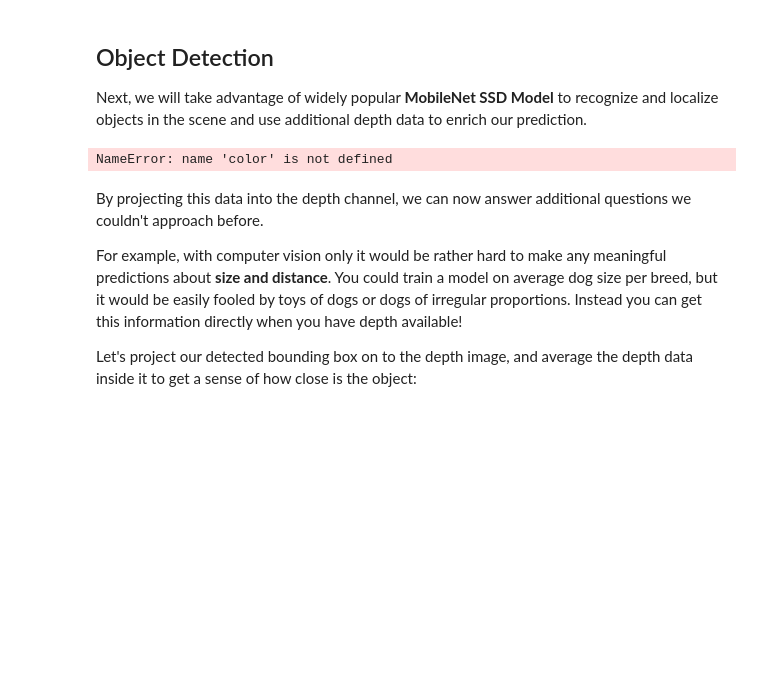
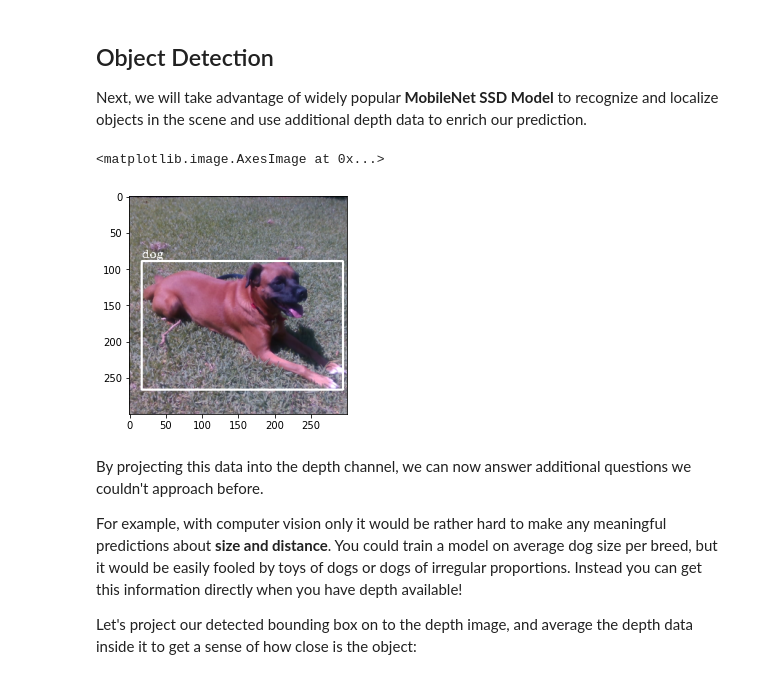
Before and after one commit to vv-work/RealSesneSegmentation, a Jupyter notebook: notebooks/00-RealSenseDistance.ipynb, the cells around one changed output. Cells and saved outputs as stored; diff of their text form; code cells hidden in the pictures; blank space fills up the shorter version.

```diff
--- a/notebooks/00-RealSenseDistance.ipynb
+++ b/notebooks/00-RealSenseDistance.ipynb
@@ -122,37 +129,38 @@ resized_image = cv2.resize(color, (round(expected * aspect), expected))
 crop_start = round(expected * (aspect - 1) / 2)
 crop_img = resized_image[0:expected, crop_start:crop_start+expected]
 
-net = cv2.dnn.readNetFromCaffe("../MobileNetSSD_deploy.prototxt", "../MobileNetSSD_deploy.caffemodel")
+net = cv2.dnn.readNetFromCaffe("MobileNetSSD_deploy.prototxt", "MobileNetSSD_deploy.caffemodel")
 inScaleFactor = 0.007843
 meanVal       = 127.53
 classNames = ("background", "aeroplane", "bicycle", "bird", "boat",
               "bottle", "bus", "car", "cat", "chair",
               "cow", "diningtable", "dog", "horse",
               "motorbike", "person", "pottedplant",
               "sheep", "sofa", "train", "tvmonitor")
 
 blob = cv2.dnn.blobFromImage(crop_img, inScaleFactor, (expected, expected), meanVal, False)
 net.setInput(blob, "data")
 detections = net.forward("detection_out")
 
 label = detections[0,0,0,1]
 conf  = detections[0,0,0,2]
 xmin  = detections[0,0,0,3]
 ymin  = detections[0,0,0,4]
 xmax  = detections[0,0,0,5]
 ymax  = detections[0,0,0,6]
 
 className = classNames[int(label)]
 
 cv2.rectangle(crop_img, (int(xmin * expected), int(ymin * expected)),
              (int(xmax * expected), int(ymax * expected)), (255, 255, 255), 2)
 cv2.putText(crop_img, className,
             (int(xmin * expected), int(ymin * expected) - 5),
             cv2.FONT_HERSHEY_COMPLEX, 0.5, (255,255,255))
 
 plt.imshow(crop_img)
 # %% [output]
-NameError: name 'color' is not defined
+<matplotlib.image.AxesImage at 0x...>
+[figure, added]
 # %% [markdown]
 By projecting this data into the depth channel, we can now answer additional questions we couldn't approach before.
 
```
Also changed, not shown: parts of 7 cells of this notebook.
